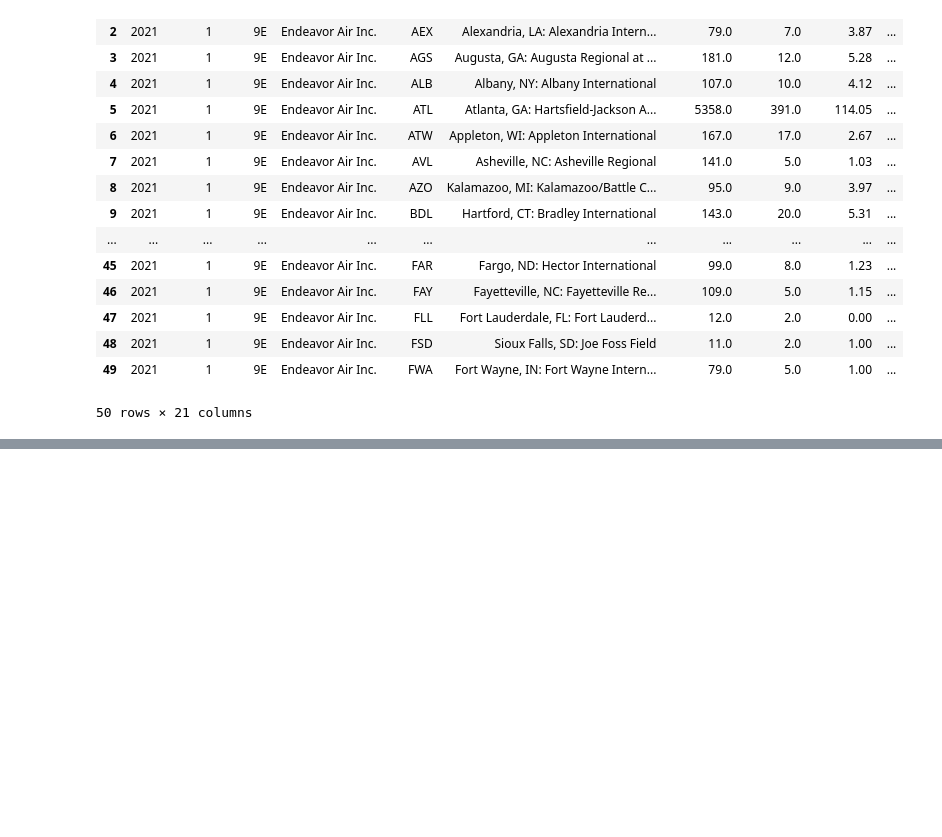
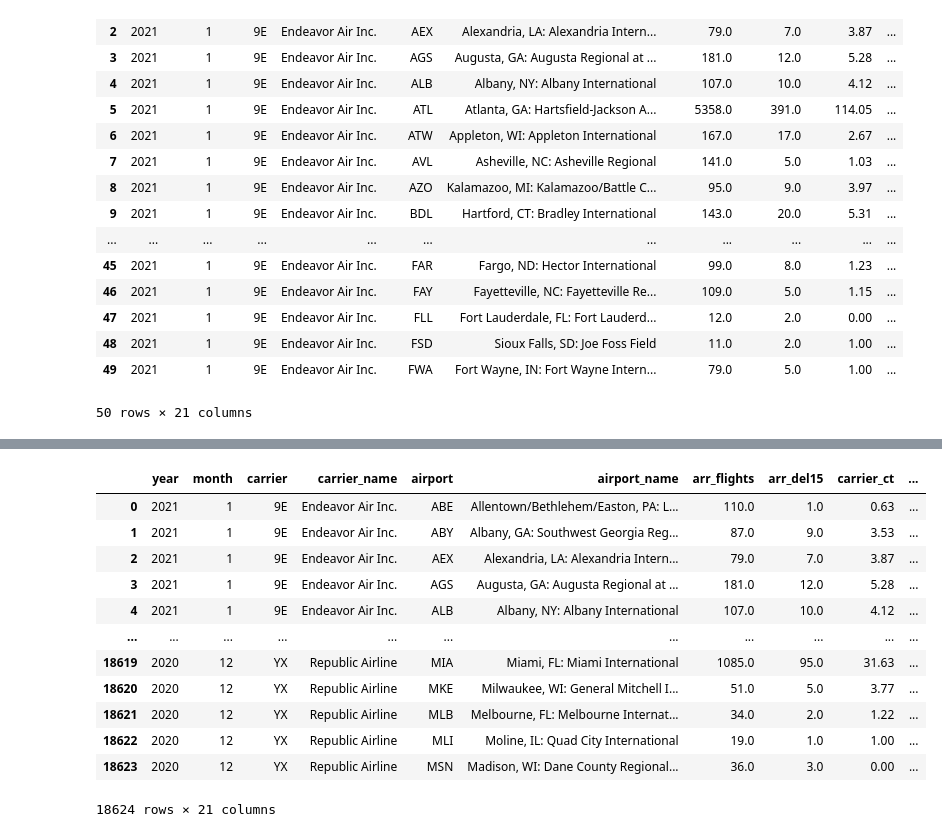
Before and after one commit to kmccoy123/Flight-Delays, a Jupyter notebook: eda.ipynb, the cells around one changed output, grey strips where cells are left out. Saved outputs shown, nothing was run; the diff lists cells and outputs as text; code cells hidden in the pictures; blank space fills up the shorter version.

```diff
--- a/eda.ipynb
+++ b/eda.ipynb
@@ -31,0 +101,16 @@ airline_delays.head(50)
+# %%
+airline_delays
+# %% [output]
+|  | year | month | carrier | carrier_name | airport | airport_name | arr_flights | arr_del15 | carrier_ct | ... |
+| 0 | 2021 | 1 | 9E | Endeavor Air Inc. | ABE | Allentown/Bethlehem/Easton, PA: L... | 110.0 | 1.0 | 0.63 | ... |
+| 1 | 2021 | 1 | 9E | Endeavor Air Inc. | ABY | Albany, GA: Southwest Georgia Reg... | 87.0 | 9.0 | 3.53 | ... |
+| 2 | 2021 | 1 | 9E | Endeavor Air Inc. | AEX | Alexandria, LA: Alexandria Intern... | 79.0 | 7.0 | 3.87 | ... |
+| 3 | 2021 | 1 | 9E | Endeavor Air Inc. | AGS | Augusta, GA: Augusta Regional at ... | 181.0 | 12.0 | 5.28 | ... |
+| 4 | 2021 | 1 | 9E | Endeavor Air Inc. | ALB | Albany, NY: Albany International | 107.0 | 10.0 | 4.12 | ... |
+| ... | ... | ... | ... | ... | ... | ... | ... | ... | ... | ... |
+| 18619 | 2020 | 12 | YX | Republic Airline | MIA | Miami, FL: Miami International | 1085.0 | 95.0 | 31.63 | ... |
+| 18620 | 2020 | 12 | YX | Republic Airline | MKE | Milwaukee, WI: General Mitchell I... | 51.0 | 5.0 | 3.77 | ... |
+| 18621 | 2020 | 12 | YX | Republic Airline | MLB | Melbourne, FL: Melbourne Internat... | 34.0 | 2.0 | 1.22 | ... |
+| 18622 | 2020 | 12 | YX | Republic Airline | MLI | Moline, IL: Quad City International | 19.0 | 1.0 | 1.00 | ... |
+| 18623 | 2020 | 12 | YX | Republic Airline | MSN | Madison, WI: Dane County Regional... | 36.0 | 3.0 | 0.00 | ... |
+18624 rows × 21 columns
```
Also changed, not shown: parts of 7 cells of this notebook, 1 other file.
